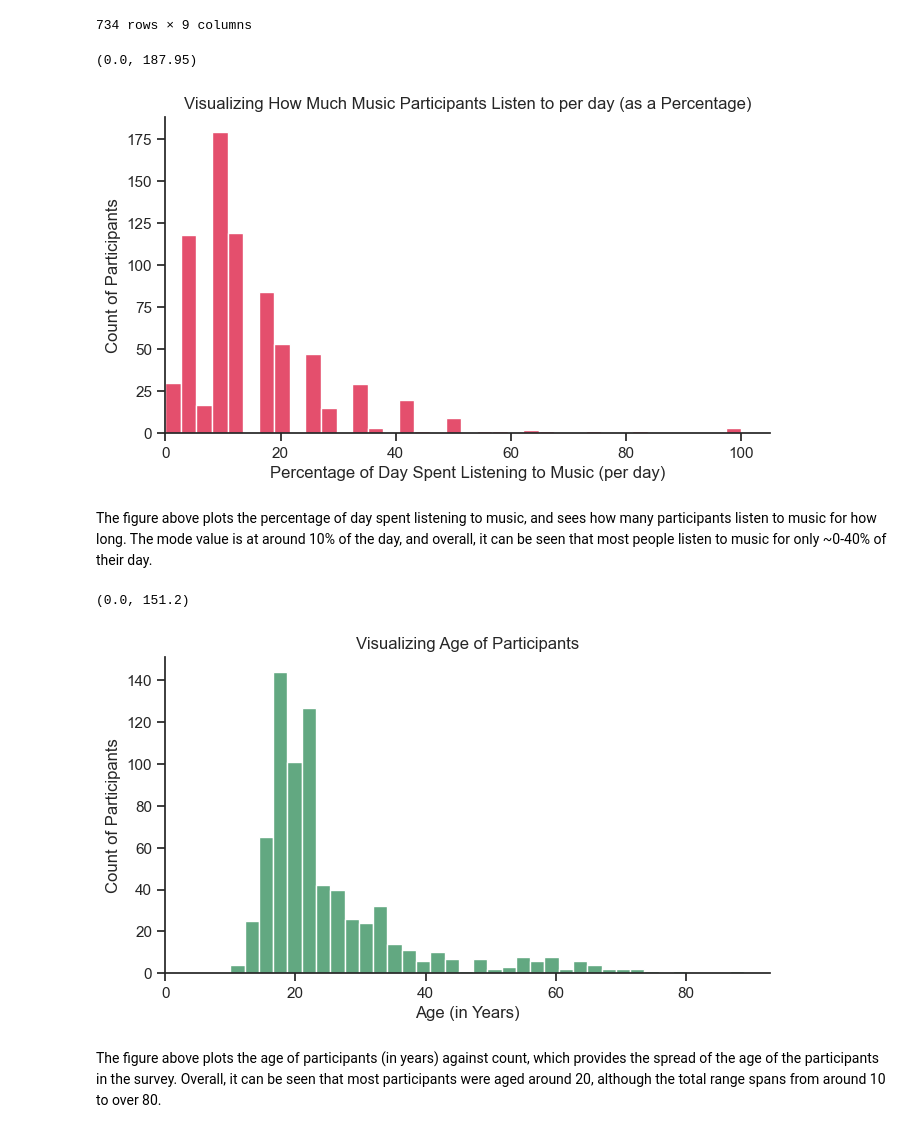
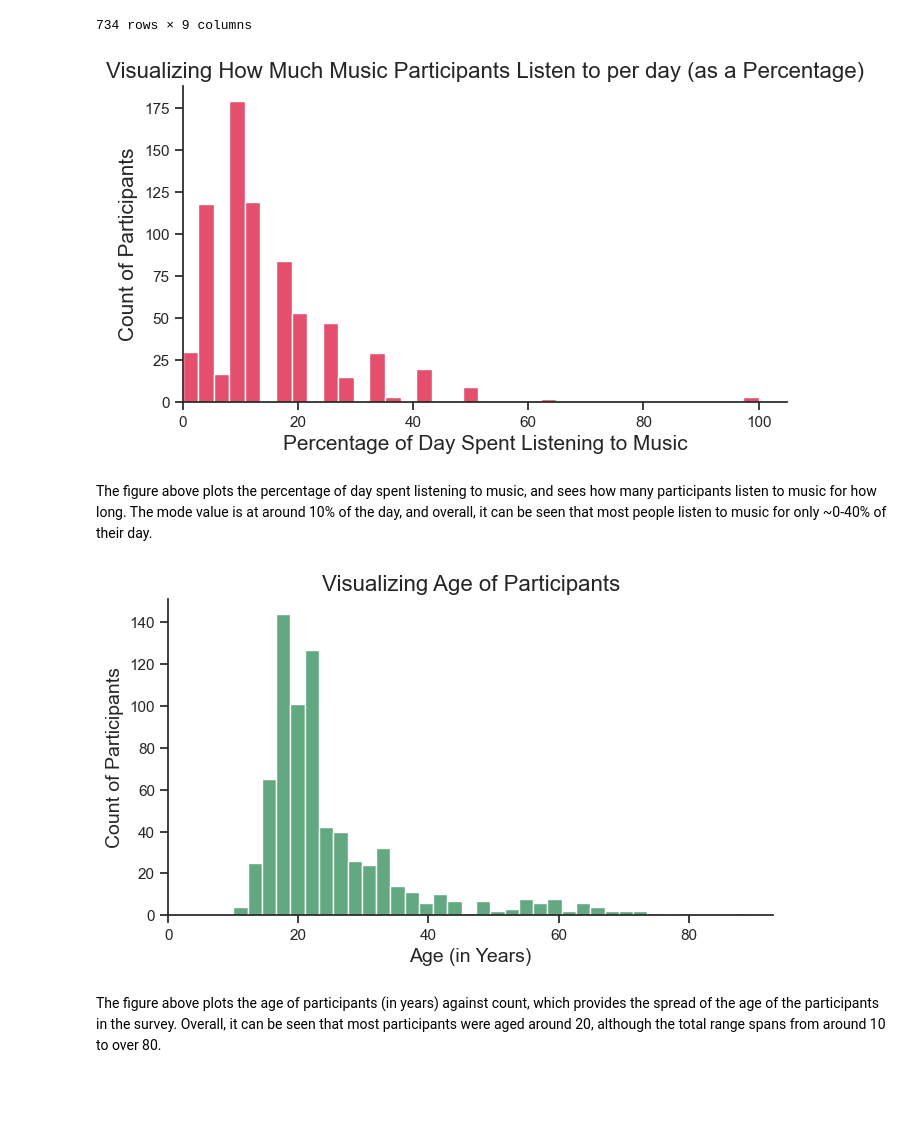
Before and after one commit to ubco-W2022T2-data301/project-group-group12, a Jupyter notebook: analysis/analysisZainab.ipynb, the cells around one changed output. Saved outputs shown, nothing was run; the diff lists cells and outputs as text; code cells hidden in the pictures; blank space fills up the shorter version.

```diff
--- a/analysis/analysisZainab.ipynb
+++ b/analysis/analysisZainab.ipynb
@@ -132,14 +132,18 @@ datasetchain2.to_csv('../data/processed/analysisZainabdataset1.csv', index=False
 # %%
 # Let's visualize the "Hours_per_day_percentage" column to see the spread of how much music the participants of this survey listen to per day:
 
 sns.set_theme(style="ticks")
-plot2=sns.displot(data=datasetchain2, x="Hours_per_day_percentage", color="crimson", height=4, aspect=1.75)
-plot2.set(xlabel="Percentage of Day Spent Listening to Music (per day)", ylabel="Count of Participants", title="Visualizing How Much Music Participants Listen to per day (as a Percentage)")
-plot2.facet_axis(0, 0).set_xlim(0, None)
-plot2.facet_axis(0, 0).set_ylim(0, None)
+plot1=sns.displot(data=datasetchain2, x="Hours_per_day_percentage", color="crimson", height=4, aspect=1.75)
+plot1.set_xlabels('Percentage of Day Spent Listening to Music', fontsize=15)
+plot1.set_ylabels('Count of Participants', fontsize=15)
+plot1.ax.set_title('Visualizing How Much Music Participants Listen to per day (as a Percentage)', fontsize=16)
+plot1.facet_axis(0, 0).set_xlim(0, None)
+plot1.facet_axis(0, 0).set_ylim(0, None)
+
+#exporting the plot to images folder:
+plot1.savefig('../images/analysisEDA3graph1.png', bbox_inches="tight")
 # %% [output]
-(0.0, 187.95)
-[figure, old version]
+[figure, new version]
 # %% [markdown]
 The figure above plots the percentage of day spent listening to music, and sees how many participants listen to music for how long. The mode value is at around 10% of the day, and overall, it can be seen that most people listen to music for only ~0-40% of their day.
 # %%
@@ -147,12 +151,16 @@ The figure above plots the percentage of day spent listening to music, and sees
 
 sns.set_theme(style="ticks")
 plot2=sns.displot(data=datasetchain2, x="Age", color="seagreen", height=4, aspect=1.75)
-plot2.set(xlabel="Age (in Years)", ylabel="Count of Participants", title="Visualizing Age of Participants")
+plot2.set_xlabels('Age (in Years)', fontsize=14)
+plot2.set_ylabels('Count of Participants', fontsize=14)
+plot2.ax.set_title('Visualizing Age of Participants', fontsize=16)
 plot2.facet_axis(0, 0).set_xlim(0, None)
 plot2.facet_axis(0, 0).set_ylim(0, None)
+
+#exporting the plot to images folder:
+plot2.savefig('../images/analysisEDA3graph2.png', bbox_inches="tight")
 # %% [output]
-(0.0, 151.2)
-[figure, old version]
+[figure, new version]
 # %% [markdown]
 The figure above plots the age of participants (in years) against count, which provides the spread of the age of the participants in the survey. Overall, it can be seen that most participants were aged around 20, although the total range spans from around 10 to over 80.
 # %%
```
Also changed, not shown: parts of 14 cells of this notebook, 11 other files.
